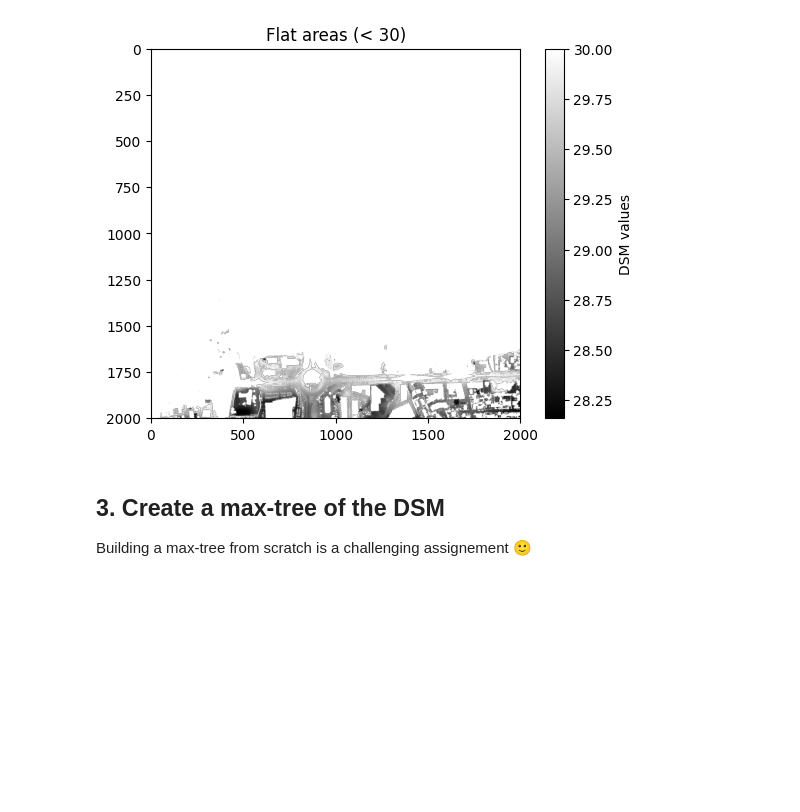
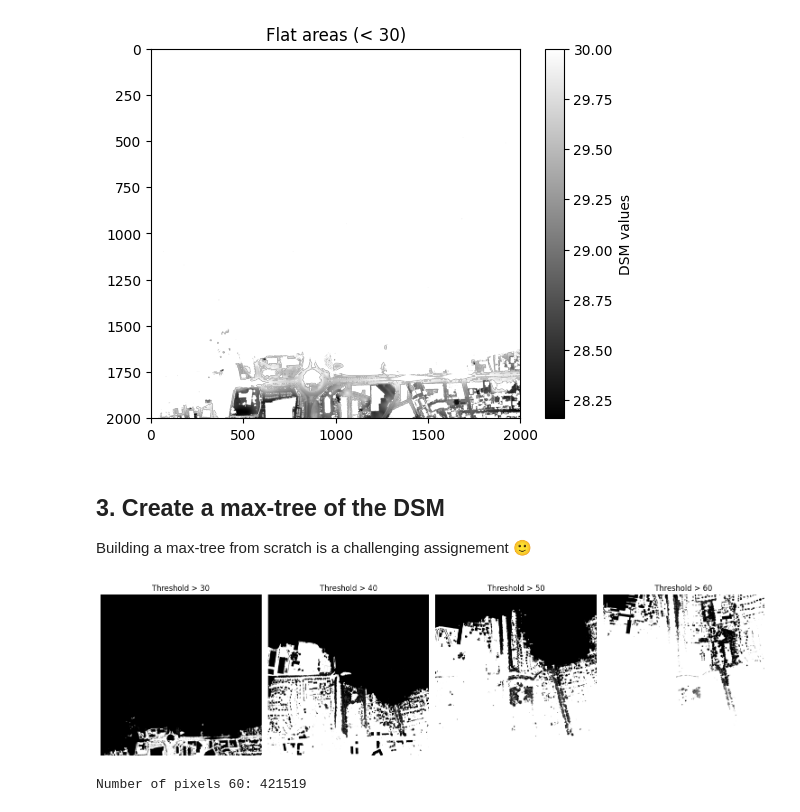
Before and after one commit to kshitijrajsharma/ersip-sprint, a Jupyter notebook: sprints/1/2 - Load and display LiDAR raster.ipynb, the cells around one changed output. Cells and saved outputs as stored; diff of their text form; code cells hidden in the pictures; blank space fills up the shorter version.

Commit message:
feat : add visualization for the filters for multiple level of the graph

```diff
--- a/sprints/1/2 - Load and display LiDAR raster.ipynb
+++ b/sprints/1/2 - Load and display LiDAR raster.ipynb
@@ -140,0 +139,19 @@ Building a max-tree from scratch is a challenging assignement 🙂
+# %%
+threshold_values = [30, 40, 50, 60]
+# %%
+num_thresholds = len(threshold_values)
+fig, axes = plt.subplots(1, num_thresholds, figsize=(15, 5))
+
+for i, threshold in enumerate(threshold_values):
+    ax = axes[i]
+
+    binary_image = dsm_50cm > threshold
+
+    ax.imshow(binary_image, cmap='binary')
+    ax.set_title(f'Threshold > {threshold}')
+    ax.axis('off')
+
+plt.tight_layout(rect=[0, 0.03, 1, 0.95])
+plt.show()
+# %% [output]
+[figure, added]
@@ -140,0 +160,5 @@ Building a max-tree from scratch is a challenging assignement 🙂
+# %%
+row_indices, col_indices = np.where(dsm_50cm > root_mother_index)
+print(f"Number of pixels {root_mother_index}: {len(row_indices)}")
+# %% [output]
+Number of pixels 60: 421519
```
Also changed, not shown: parts of 2 cells of this notebook.
